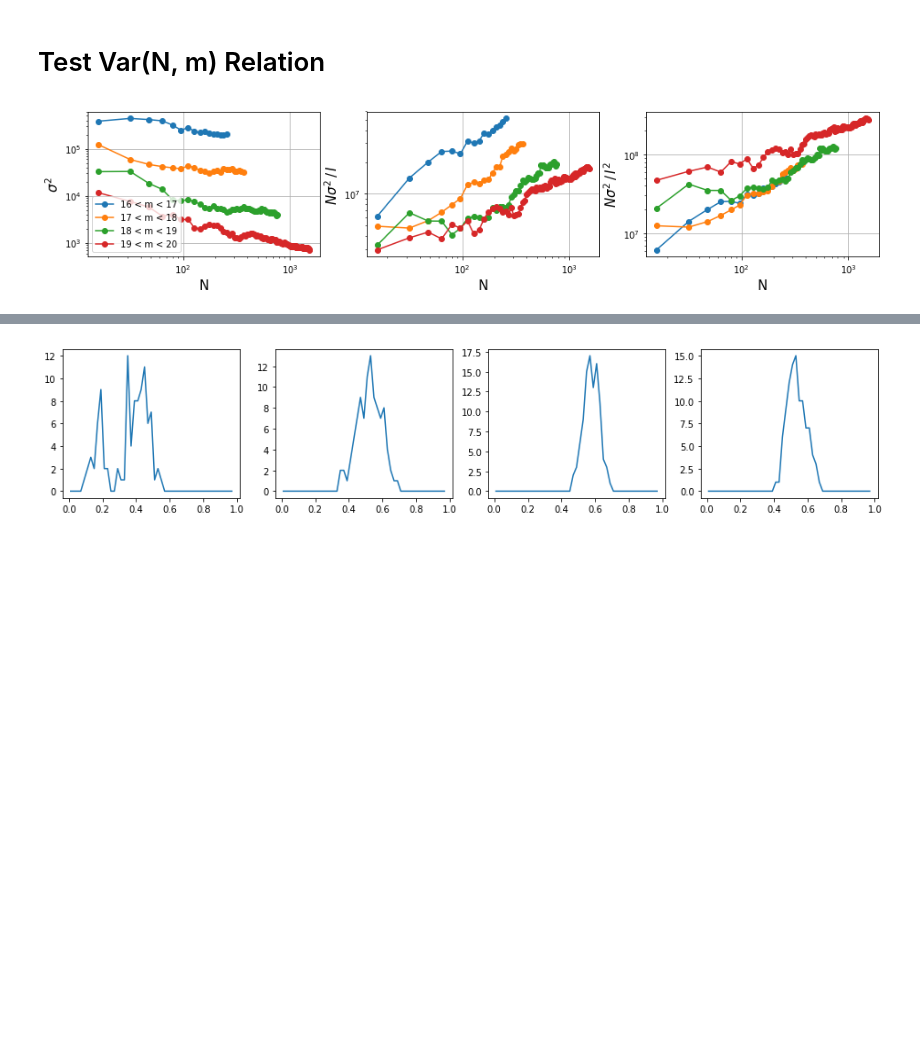
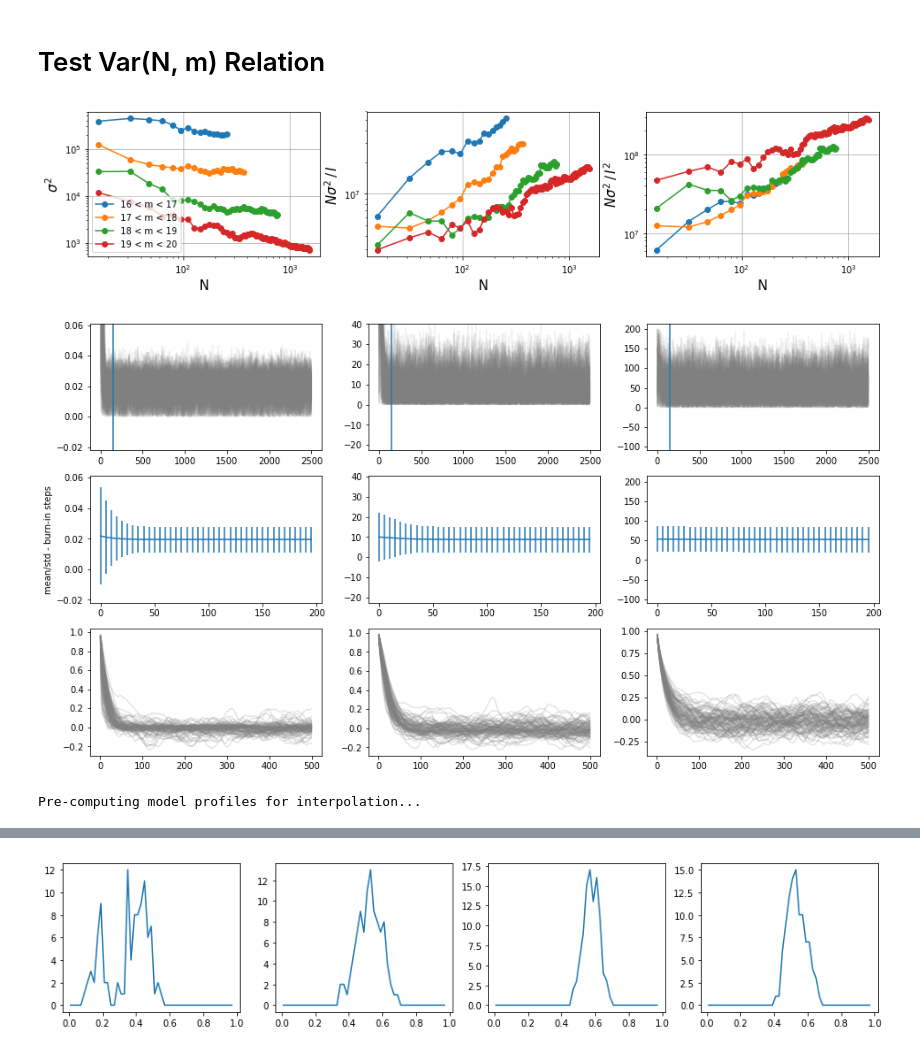
Before and after one commit to yuntingcheng/python_ciber, a Jupyter notebook: stack_modelfit/Untitled.ipynb, the cells around one changed output, grey strips where cells are left out. Cells and saved outputs as stored; diff of their text form; code cells hidden in the pictures; blank space fills up the shorter version.

```diff
--- a/stack_modelfit/Untitled.ipynb
+++ b/stack_modelfit/Untitled.ipynb
@@ -153,13 +153,86 @@ ax[2].set_ylabel(r'$N\sigma^2\,/\,I^2$',fontsize=15)
 plt.savefig('/Users/ytcheng/Desktop/cov_scale.png', dpi = 150,bbox_inches='tight')
 # %% [output]
 [figure]
+# %%
+from run_fit import *
+
+inst = 1
+ifield = 4
+im = 1
+Npar = 3
+burn_in = 150
+
+#============================================
+subsub = True if im==0 else False
+
+R200 = gal_profile_model().Wang19_profile(0,im)['params']['R200']
+
+if ifield in [4,5,6,7,8]:
+    savename = 'mcmc_'+ str(Npar) + 'par_' + fieldnamedict[ifield] + \
+    '_m' + str(magbindict['m_min'][im]) + '_' + str(magbindict['m_max'][im]) + '.npy'
+elif ifield is None:
+    savename = 'mcmc_3par_joint' + \
+    '_m' + str(magbindict['m_min'][im]) + '_' + str(magbindict['m_max'][im]) + '.npy'
+
+if subsub:
+    savename = savename[:-4] + '_sub.npy'
+
+chaindir = mypaths['alldat'] + 'TM' + str(inst) + '/'
+samples = np.load(chaindir + savename)
+flatsamps = samples.copy()
+Nsteps, Nwalkers, _ = flatsamps.shape
+
+fig, ax = plt.subplots(3, 3, figsize = (16,9))
+for i in range(flatsamps.shape[1]):
+    ax[0][0].plot(flatsamps[:,i,0], c='grey', alpha=0.1)
+    if Npar==3:
+        ax[0][1].plot(flatsamps[:,i,1], c='grey', alpha=0.1)
+        ax[0][2].plot(flatsamps[:,i,2], c='grey', alpha=0.1)
+        if flatsamps[300,i,1] > 100:
+            ax[0][1].plot(flatsamps[:,i,1], c='b', alpha=0.1)
+            ax[0][0].plot(flatsamps[:,i,0], c='b', alpha=0.1)
+            ax[0][2].plot(flatsamps[:,i,2], c='b', alpha=0.1)
+    else:
+        ax[0][2].plot(flatsamps[:,i,1], c='grey', alpha=0.1)
+        ax[0][1].axis('off')
+
+ax[0][0].axvline(burn_in)
+ax[0][1].axvline(burn_in)
+ax[0][2].axvline(burn_in)
+
+for ipar in range(Npar):
+    m = [np.mean(flatsamps[i:,:,ipar]) for i in np.arange(0,200,5)]
+    e = [np.std(flatsamps[i:,:,ipar]) for i in np.arange(0,200,5)]
+    ax[1][ipar].errorbar(np.arange(0,200,5), m, e)
+    ax[0][ipar].set_ylim([m[-1]-5*e[-1], m[-1]+5*e[-1]])
+    ax[1][ipar].set_ylim([m[-1]-5*e[-1], m[-1]+5*e[-1]])
+
+ax[1][0].set_ylabel('mean/std - burn-in steps')
+
+import pymc3 as pm3
+lags=np.arange(1,500)
+for i in range(flatsamps.shape[1]):
+    autocorr = [pm3.autocorr(flatsamps[burn_in:,i,0], l) for l in lags]
+    ax[2][0].plot(lags, autocorr, c='grey',alpha=0.2)
+    if Npar==3:
+        autocorr = [pm3.autocorr(flatsamps[burn_in:,i,1], l) for l in lags]
+        ax[2][1].plot(lags, autocorr, c='grey',alpha=0.2)
+        autocorr = [pm3.autocorr(flatsamps[burn_in:,i,2], l) for l in lags]
+        ax[2][2].plot(lags, autocorr, c='grey',alpha=0.2)
+    else:
+        autocorr = [pm3.autocorr(flatsamps[burn_in:,i,1], l) for l in lags]
+        ax[2][2].plot(lags, autocorr, c='grey',alpha=0.2)
+# %% [output]
+[figure, added]
 # %%
 from run_fit import *
-
 inst = 1
-ifield = 4
+ifield = 7
 im = 3
 filt_order = filt_order_dict[inst]
 subsub = False
 
 param_fit = fit_stacking_mcmc(inst, ifield, im, filt_order, subsub=subsub)
+param_fit.get_profgal_model_interp()
+# %% [output]
+Pre-computing model profiles for interpolation...
```
Also changed, not shown: parts of 15 cells of this notebook, 4 other files.
